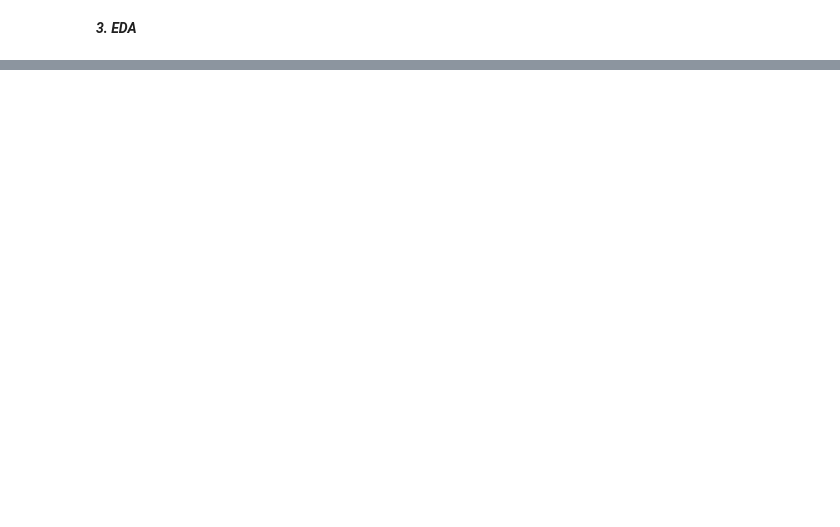
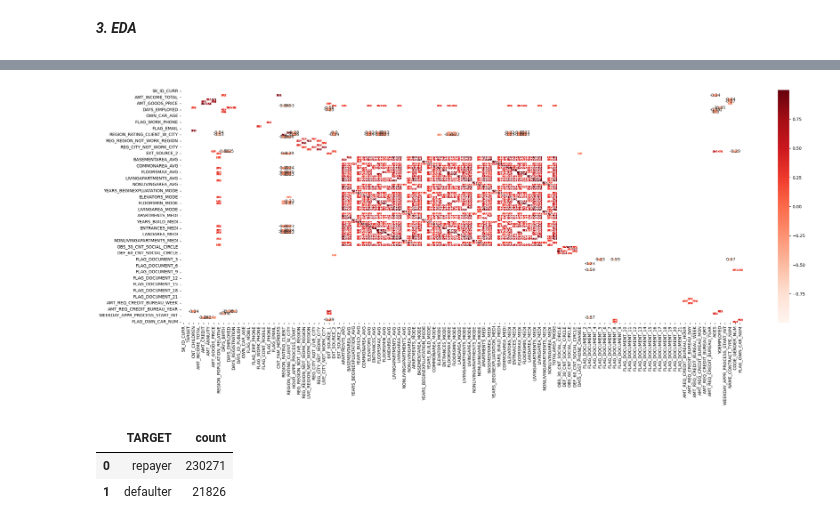
Before and after one commit to baoqdng/risk_analysis, a Jupyter notebook: EDA.ipynb, the cells around one changed output, grey strips where cells are left out. Saved outputs shown, nothing was run; the diff lists cells and outputs as text; code cells hidden in the pictures; blank space fills up the shorter version.

```diff
--- a/EDA.ipynb
+++ b/EDA.ipynb
@@ -323,7 +323,7 @@ def days_to_years(days):
         Age = abs(total days)/avg day in a year
     """
     days_in_year = 365.2425
-    return round(abs(days)/days_in_year, 2)
+    return round(abs(days)/days_in_year)
 # %%
 AGES = []
 for index, row in app_data.iterrows():
@@ -419,0 +454,3 @@ bar_plot(education, "NAME_EDUCATION_TYPE", "count", "Education level", "Count",
+# %%
+numerical_df = pd.DataFrame(app_data, columns=app_data.select_dtypes(include=['int32','int64','float64']).columns)
+numerical_df.head(5)
@@ -419,0 +476,16 @@ bar_plot(education, "NAME_EDUCATION_TYPE", "count", "Education level", "Count",
+# %%
+dfCorr = numerical_df.corr(method="pearson")
+filteredDf = dfCorr[((dfCorr >= .2) | (dfCorr <= -.2)) & (dfCorr !=1.000)]
+plt.figure(figsize=(30,10))
+sns.heatmap(filteredDf, annot=True, cmap="Reds")
+plt.show()
+# %% [output]
+[figure, added]
+# %%
+tg_data = pd.DataFrame(app_data["TARGET"].value_counts().reset_index())
+tg_data['TARGET'] = tg_data['TARGET'].map({0: 'repayer', 1: 'defaulter'})
+tg_data
+# %% [output]
+|  | TARGET | count |
+| 0 | repayer | 230271 |
+| 1 | defaulter | 21826 |
```
Also changed, not shown: parts of 13 cells of this notebook.
